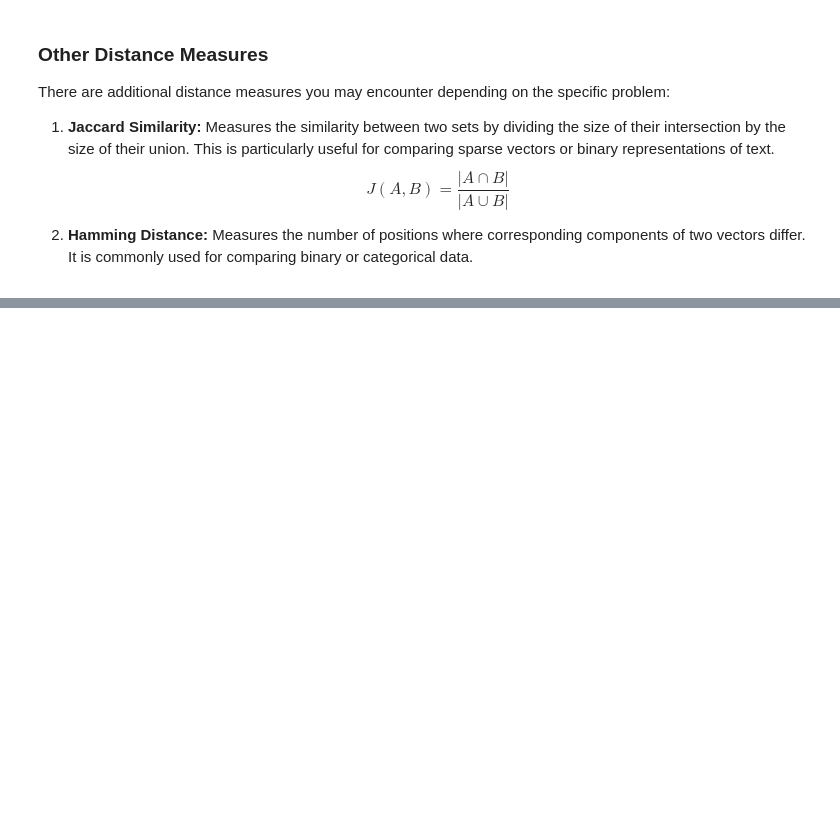
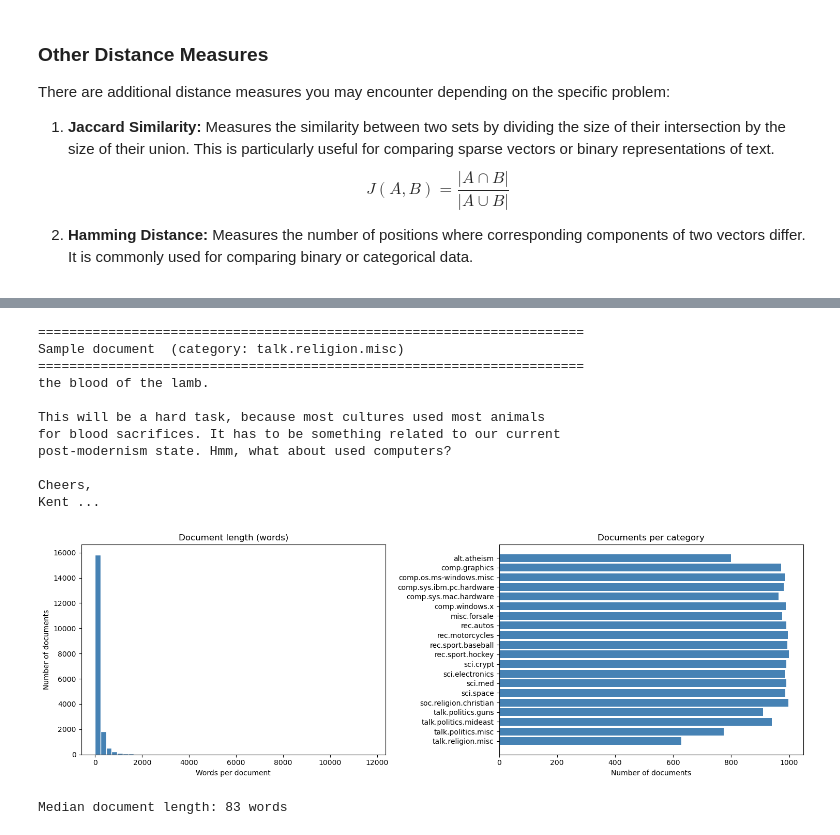
Before and after one commit to uncsdis/Data-785-Deep-Learning, a Jupyter notebook: Week 4 - Word Embeddings/Module 4 - Word Embeddings And Natural Language Processing.ipynb, the cells around one changed output, grey strips where cells are left out. Saved outputs shown, nothing was run; the diff lists cells and outputs as text; code cells hidden in the pictures; blank space fills up the shorter version.

```diff
--- a/Week 4 - Word Embeddings/Module 4 - Word Embeddings And Natural Language Processing.ipynb
+++ b/Week 4 - Word Embeddings/Module 4 - Word Embeddings And Natural Language Processing.ipynb
@@ -781,0 +727,16 @@ Similarity between 'computer' and 'software': 0.5553
+# %%
+import re
+import numpy as np
+import pandas as pd
+import matplotlib.pyplot as plt
+from sklearn.datasets import fetch_20newsgroups
+
+# Load all 20 categories; drop email headers/footers/quoted replies.
+newsgroups = fetch_20newsgroups(
+    subset="all", remove=("headers", "footers", "quotes")
+)
+
+print(f"Documents: {len(newsgroups.data):,}")
+print(f"Categories: {len(newsgroups.target_names)}")
+for name in newsgroups.target_names:
+    print(f"  - {name}")
@@ -781,0 +761,44 @@ Similarity between 'computer' and 'software': 0.5553
+# %%
+# A representative document.
+sample_idx = 10
+print("=" * 70)
+print(f"Sample document  (category: {newsgroups.target_names[newsgroups.target[sample_idx]]})")
+print("=" * 70)
+print(newsgroups.data[sample_idx][:500], "...")
+
+# Distribution of document lengths and documents per category.
+doc_word_counts = [len(doc.split()) for doc in newsgroups.data]
+
+fig, axes = plt.subplots(1, 2, figsize=(15, 5))
+
+axes[0].hist(doc_word_counts, bins=50,
+             color="steelblue", edgecolor="white")
+axes[0].set_title("Document length (words)")
+axes[0].set_xlabel("Words per document")
+axes[0].set_ylabel("Number of documents")
+
+counts = pd.Series(newsgroups.target).value_counts().sort_index()
+axes[1].barh([newsgroups.target_names[i] for i in counts.index], counts.values,
+             color="steelblue")
+axes[1].set_title("Documents per category")
+axes[1].set_xlabel("Number of documents")
+axes[1].invert_yaxis()
+
+plt.tight_layout()
+plt.show()
+
+print(f"\nMedian document length: {int(np.median(doc_word_counts))} words")
+# %% [output]
+======================================================================
+Sample document  (category: talk.religion.misc)
+======================================================================
+the blood of the lamb.
+
+This will be a hard task, because most cultures used most animals
+for blood sacrifices. It has to be something related to our current
+post-modernism state. Hmm, what about used computers?
+
+Cheers,
+Kent ...
+[figure, added]
+Median document length: 83 words
```
Also changed, not shown: parts of 39 cells of this notebook, 3 other files.
